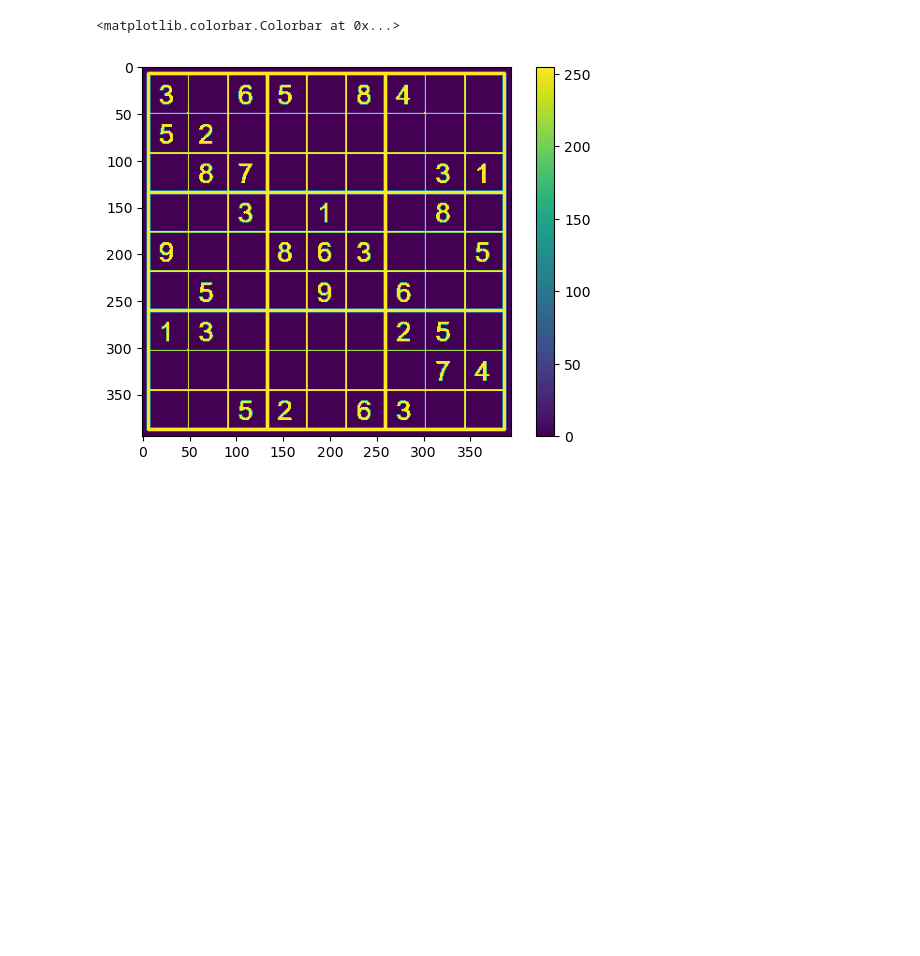
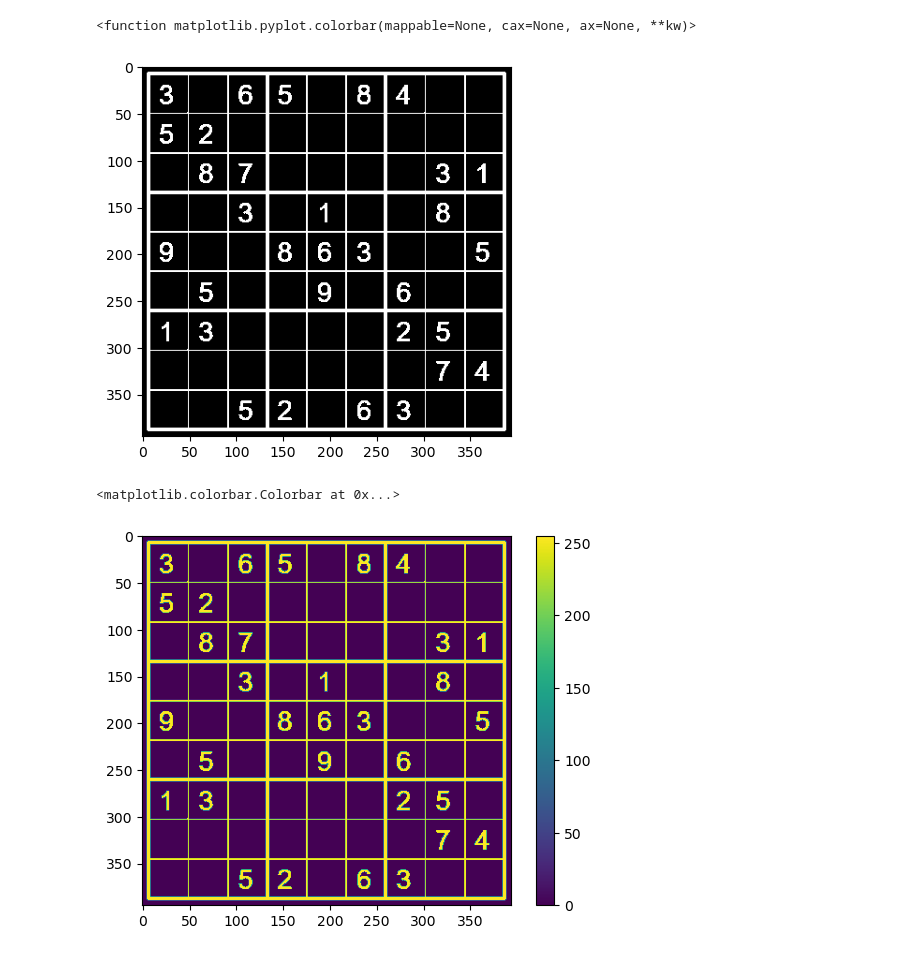
Before and after one commit to zachhendon/Sudoku-Helper, a Jupyter notebook: BoardCreator.ipynb, the cells around one changed output. Cells and saved outputs as stored; diff of their text form; code cells hidden in the pictures; blank space fills up the shorter version.

```diff
--- a/BoardCreator.ipynb
+++ b/BoardCreator.ipynb
@@ -3,6 +3,13 @@ import cv2
 from matplotlib import pyplot as plt
 import numpy as np
 import tensorflow as tf
+# %%
+img = cv2.imread('img.png')
+plt.imshow(img)
+plt.colorbar
+# %% [output]
+<function matplotlib.pyplot.colorbar(mappable=None, cax=None, ax=None, **kw)>
+[figure, added]
 # %%
 img = cv2.imread('Grids/board2.png')
 img = np.invert(img)
```
Also changed, not shown: parts of 1 cell of this notebook, 6 other files.
